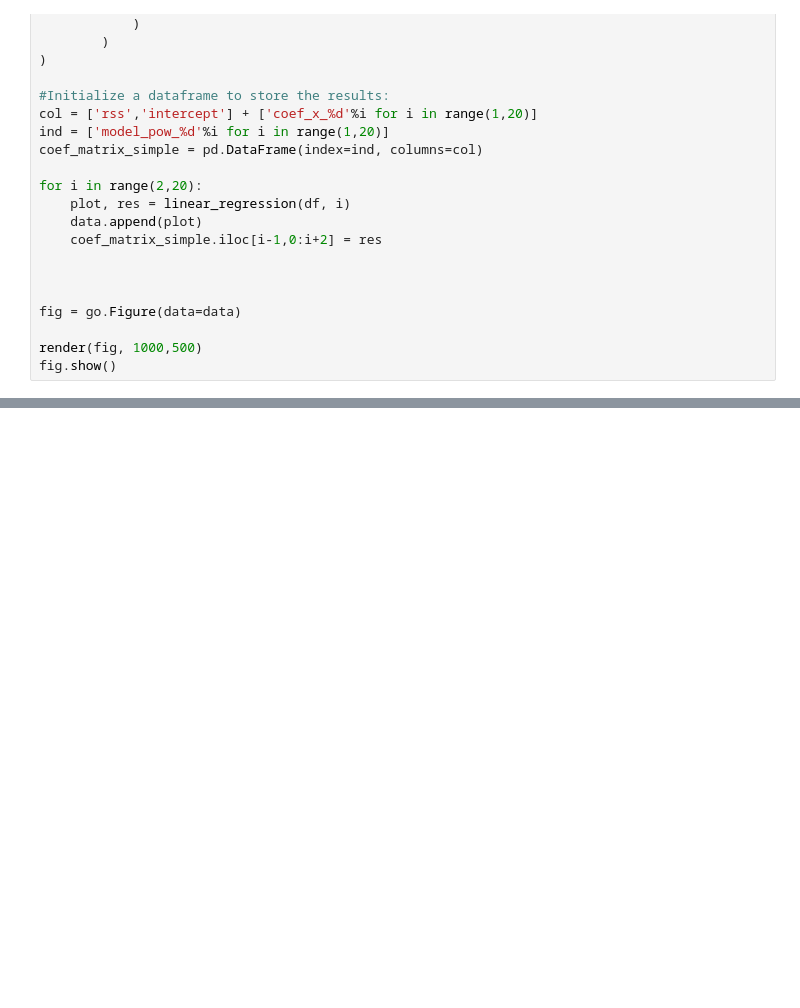
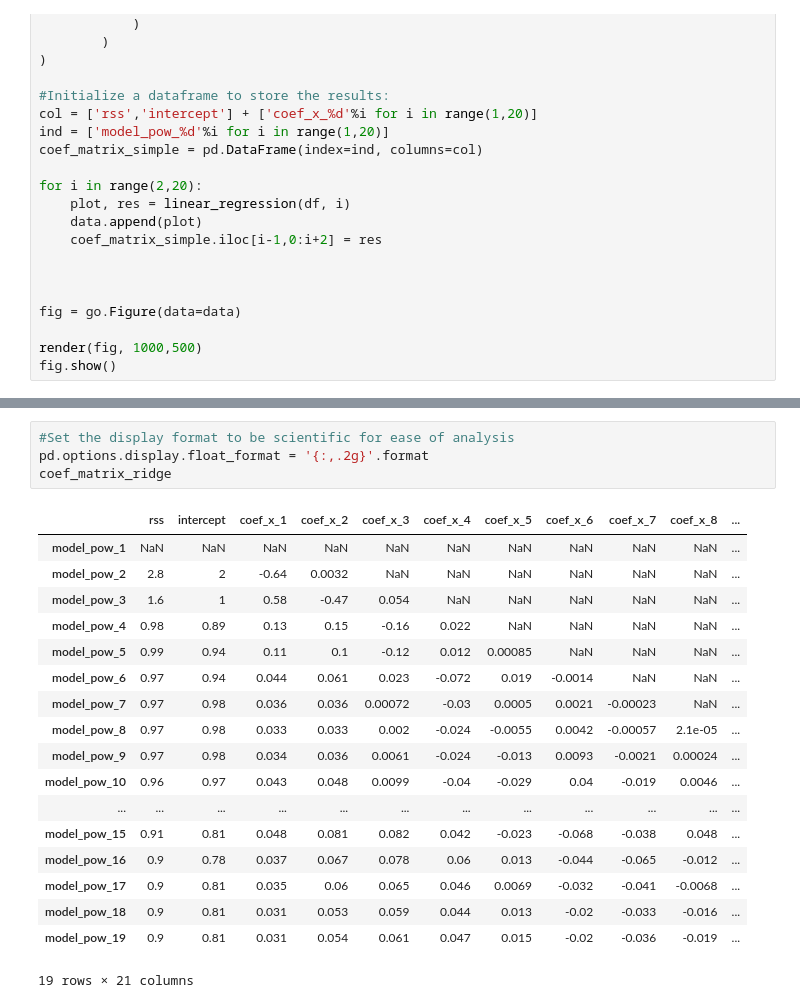
Before and after one commit to davijeb/erudition, a Jupyter notebook: learning/modules/Generalized Linear Models/Ridge.ipynb, the cells around one changed output, grey strips where cells are left out. Cells and saved outputs as stored; diff of their text form; blank space fills up the shorter version.

```diff
--- a/learning/modules/Generalized Linear Models/Ridge.ipynb
+++ b/learning/modules/Generalized Linear Models/Ridge.ipynb
@@ -136,0 +230,23 @@ coef_matrix_simple
+# %%
+#Set the display format to be scientific for ease of analysis
+pd.options.display.float_format = '{:,.2g}'.format
+coef_matrix_ridge
+# %% [output]
+|  | rss | intercept | coef_x_1 | coef_x_2 | coef_x_3 | coef_x_4 | coef_x_5 | coef_x_6 | coef_x_7 | coef_x_8 | ... |
+| model_pow_1 | NaN | NaN | NaN | NaN | NaN | NaN | NaN | NaN | NaN | NaN | ... |
+| model_pow_2 | 2.8 | 2 | -0.64 | 0.0032 | NaN | NaN | NaN | NaN | NaN | NaN | ... |
+| model_pow_3 | 1.6 | 1 | 0.58 | -0.47 | 0.054 | NaN | NaN | NaN | NaN | NaN | ... |
+| model_pow_4 | 0.98 | 0.89 | 0.13 | 0.15 | -0.16 | 0.022 | NaN | NaN | NaN | NaN | ... |
+| model_pow_5 | 0.99 | 0.94 | 0.11 | 0.1 | -0.12 | 0.012 | 0.00085 | NaN | NaN | NaN | ... |
+| model_pow_6 | 0.97 | 0.94 | 0.044 | 0.061 | 0.023 | -0.072 | 0.019 | -0.0014 | NaN | NaN | ... |
+| model_pow_7 | 0.97 | 0.98 | 0.036 | 0.036 | 0.00072 | -0.03 | 0.0005 | 0.0021 | -0.00023 | NaN | ... |
+| model_pow_8 | 0.97 | 0.98 | 0.033 | 0.033 | 0.002 | -0.024 | -0.0055 | 0.0042 | -0.00057 | 2.1e-05 | ... |
+| model_pow_9 | 0.97 | 0.98 | 0.034 | 0.036 | 0.0061 | -0.024 | -0.013 | 0.0093 | -0.0021 | 0.00024 | ... |
+| model_pow_10 | 0.96 | 0.97 | 0.043 | 0.048 | 0.0099 | -0.04 | -0.029 | 0.04 | -0.019 | 0.0046 | ... |
+| ... | ... | ... | ... | ... | ... | ... | ... | ... | ... | ... | ... |
+| model_pow_15 | 0.91 | 0.81 | 0.048 | 0.081 | 0.082 | 0.042 | -0.023 | -0.068 | -0.038 | 0.048 | ... |
+| model_pow_16 | 0.9 | 0.78 | 0.037 | 0.067 | 0.078 | 0.06 | 0.013 | -0.044 | -0.065 | -0.012 | ... |
+| model_pow_17 | 0.9 | 0.81 | 0.035 | 0.06 | 0.065 | 0.046 | 0.0069 | -0.032 | -0.041 | -0.0068 | ... |
+| model_pow_18 | 0.9 | 0.81 | 0.031 | 0.053 | 0.059 | 0.044 | 0.013 | -0.02 | -0.033 | -0.016 | ... |
+| model_pow_19 | 0.9 | 0.81 | 0.031 | 0.054 | 0.061 | 0.047 | 0.015 | -0.02 | -0.036 | -0.019 | ... |
+19 rows × 21 columns
```
Also changed, not shown: parts of 10 cells of this notebook.
